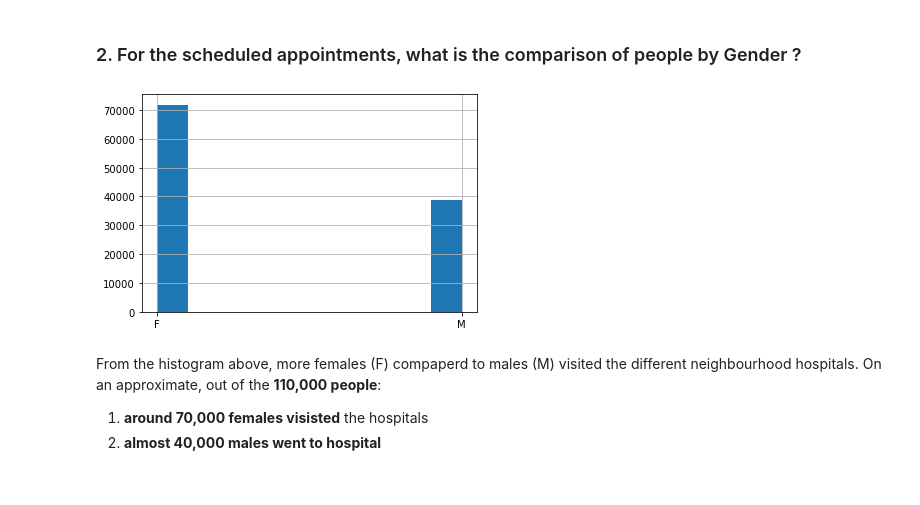
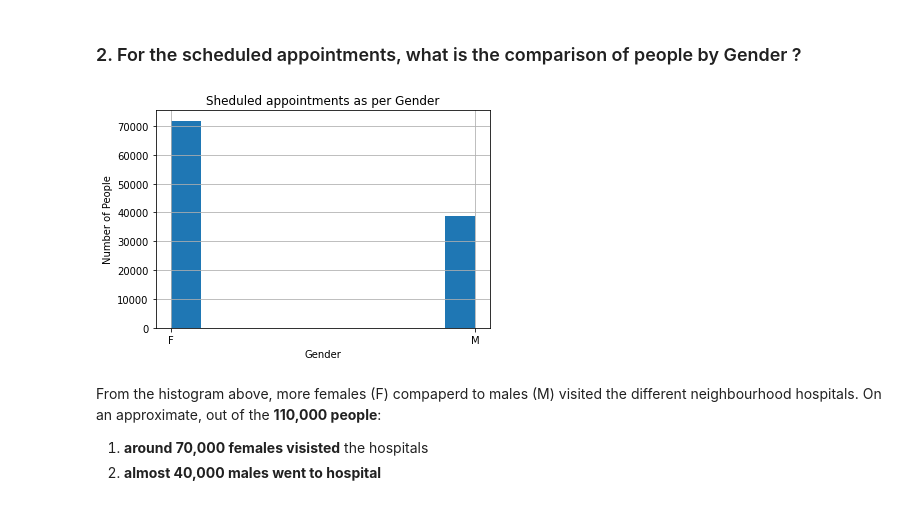
Before and after one commit to EricOdhiambo/Investigation-of-Patients-not-showing-up-for-Appointments, a Jupyter notebook: Patients_NoShowup_for_Appointment_Investigation.ipynb, the cells around one changed output. Drawn from its saved outputs; the diff is of its cells as text; code cells hidden in the pictures.

```diff
--- a/Patients_NoShowup_for_Appointment_Investigation.ipynb
+++ b/Patients_NoShowup_for_Appointment_Investigation.ipynb
@@ -343,12 +353,11 @@ plt.grid(True)
 From the histogram above, **out of the 110,527 people** we can tell that **many people** (above **80,000** people) **showed up** for for appointments compared to the close to 20,000 people who did not show up for appointments.
 # %% [markdown]
 ### 2. For the scheduled appointments, what is the comparison of people by Gender ?
-# %%
-# People distribution against gender
-
-no_showup_df['gender'].hist(); # use of hist() function to draw histogram
-# %% [output]
-[figure, removed]
+# %%
+#calling the plot_histogram function and input values
+plot_histogram('gender','Gender', 'Sheduled appointments as per Gender')
+# %% [output]
+[figure, added]
 # %% [markdown]
 From the histogram above, more females (F) compaperd to males (M) visited the different neighbourhood hospitals. On an approximate, out of the **110,000 people**:
 1. **around 70,000 females visisted** the hospitals
```
Also changed, not shown: parts of 19 cells of this notebook.
